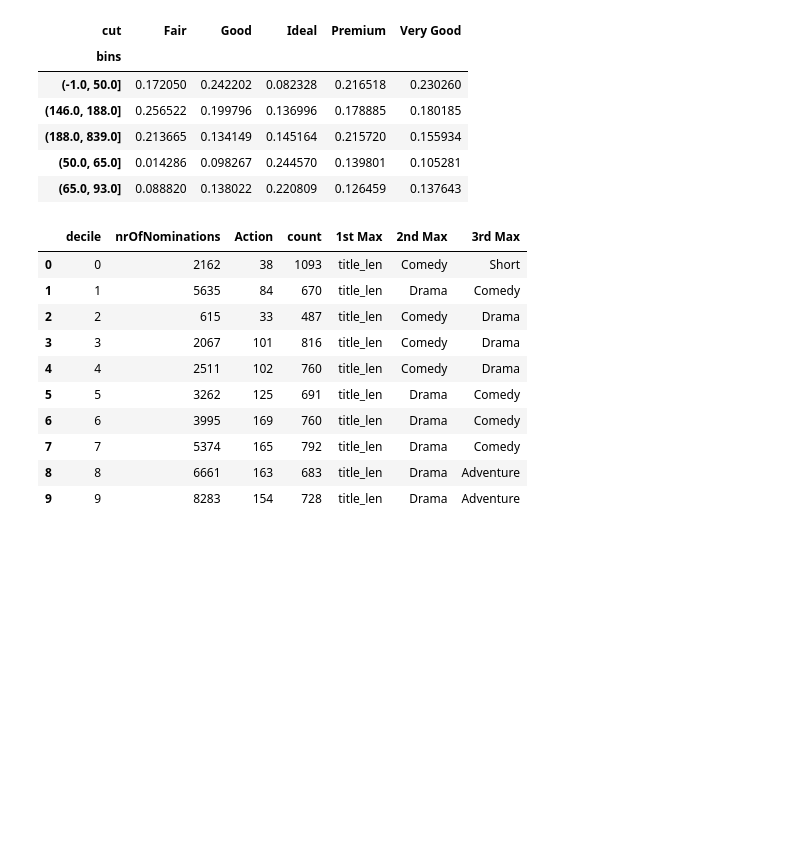
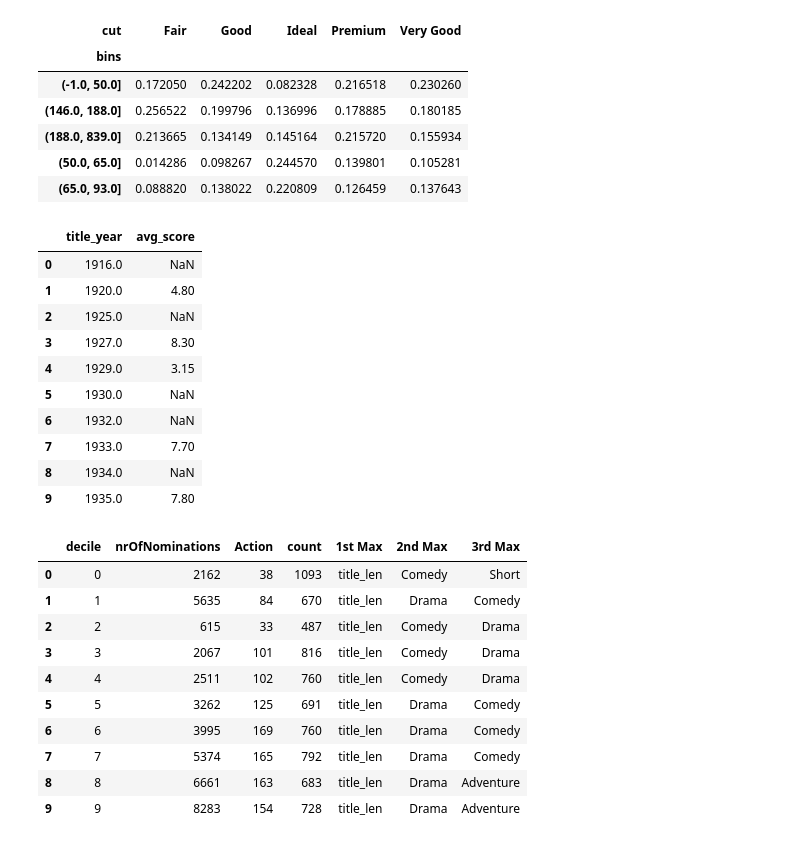
Before and after one commit to dikshachhabra7977/7977_01_exercises, a Jupyter notebook: 7977_01_python.ipynb, the cells around one changed output. Cells and saved outputs as stored; diff of their text form; code cells hidden in the pictures; blank space fills up the shorter version.

```diff
--- a/7977_01_python.ipynb
+++ b/7977_01_python.ipynb
@@ -275,6 +275,28 @@ df_col_sum.head()
 | (188.0, 839.0] | 0.213665 | 0.134149 | 0.145164 | 0.215720 | 0.155934 |
 | (50.0, 65.0] | 0.014286 | 0.098267 | 0.244570 | 0.139801 | 0.105281 |
 | (65.0, 93.0] | 0.088820 | 0.138022 | 0.220809 | 0.126459 | 0.137643 |
+# %%
+#4
+moviedf1=movie_df.groupby('title_year')['gross'].sum().reset_index()
+moviedf1['10']=moviedf1['gross']*0.1
+moviedf1.drop(moviedf1.columns[1:2],axis=1,inplace=True)
+movie_df=pd.merge(movie_df,moviedf1,how='inner',on='title_year')
+movie_df.loc[movie_df['gross'] >= movie_df['10'],'avg_score'] = movie_df['imdb_score']
+movie_df.loc[movie_df['gross'] < movie_df['10'],'avg_score'] = 0
+moviedf2=movie_df.groupby('title_year')['avg_score'].mean().reset_index()
+moviedf2.head(10)
+# %% [output]
+|  | title_year | avg_score |
+| 0 | 1916.0 | NaN |
+| 1 | 1920.0 | 4.80 |
+| 2 | 1925.0 | NaN |
+| 3 | 1927.0 | 8.30 |
+| 4 | 1929.0 | 3.15 |
+| 5 | 1930.0 | NaN |
+| 6 | 1932.0 | NaN |
+| 7 | 1933.0 | 7.70 |
+| 8 | 1934.0 | NaN |
+| 9 | 1935.0 | 7.80 |
 # %%
 #5
 imdb_df['decile'] = pd.qcut(imdb_df['duration'], 10, labels=False)
```
